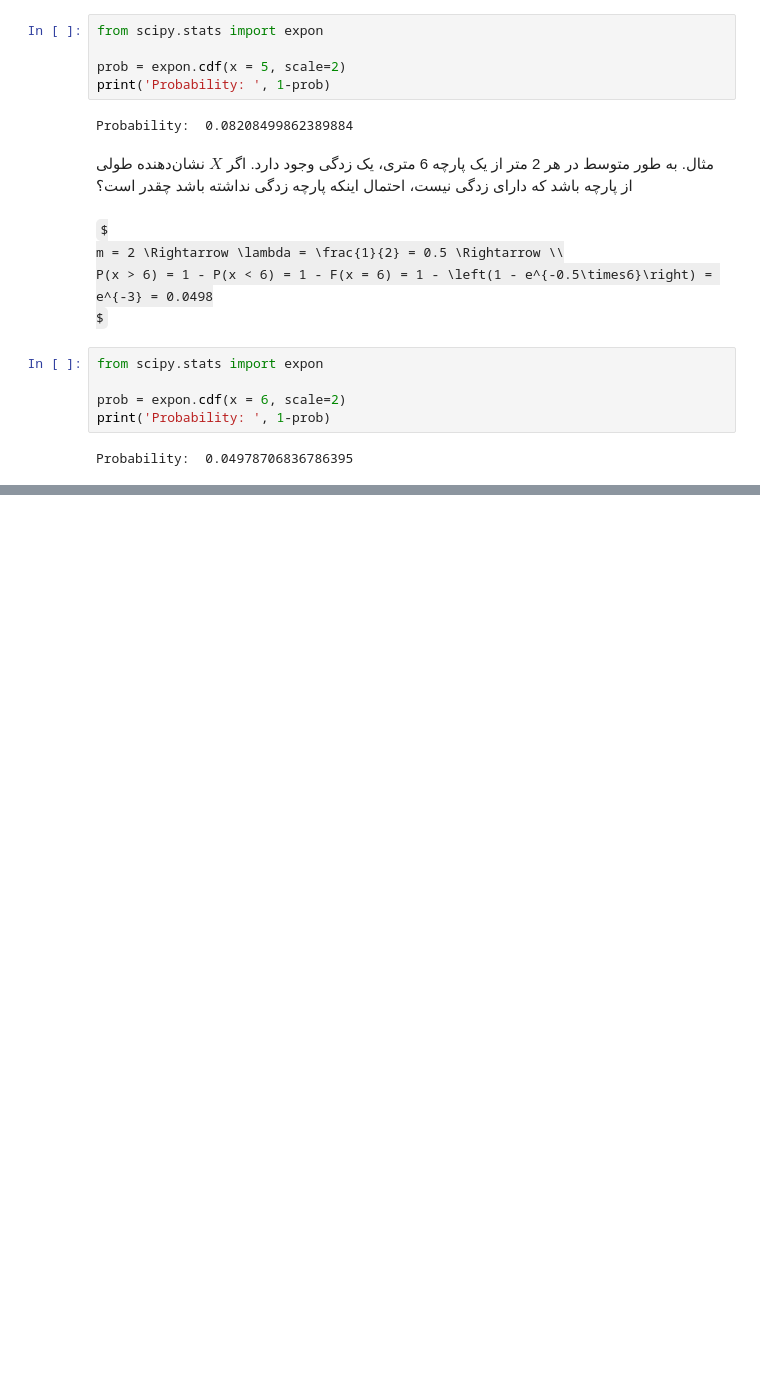
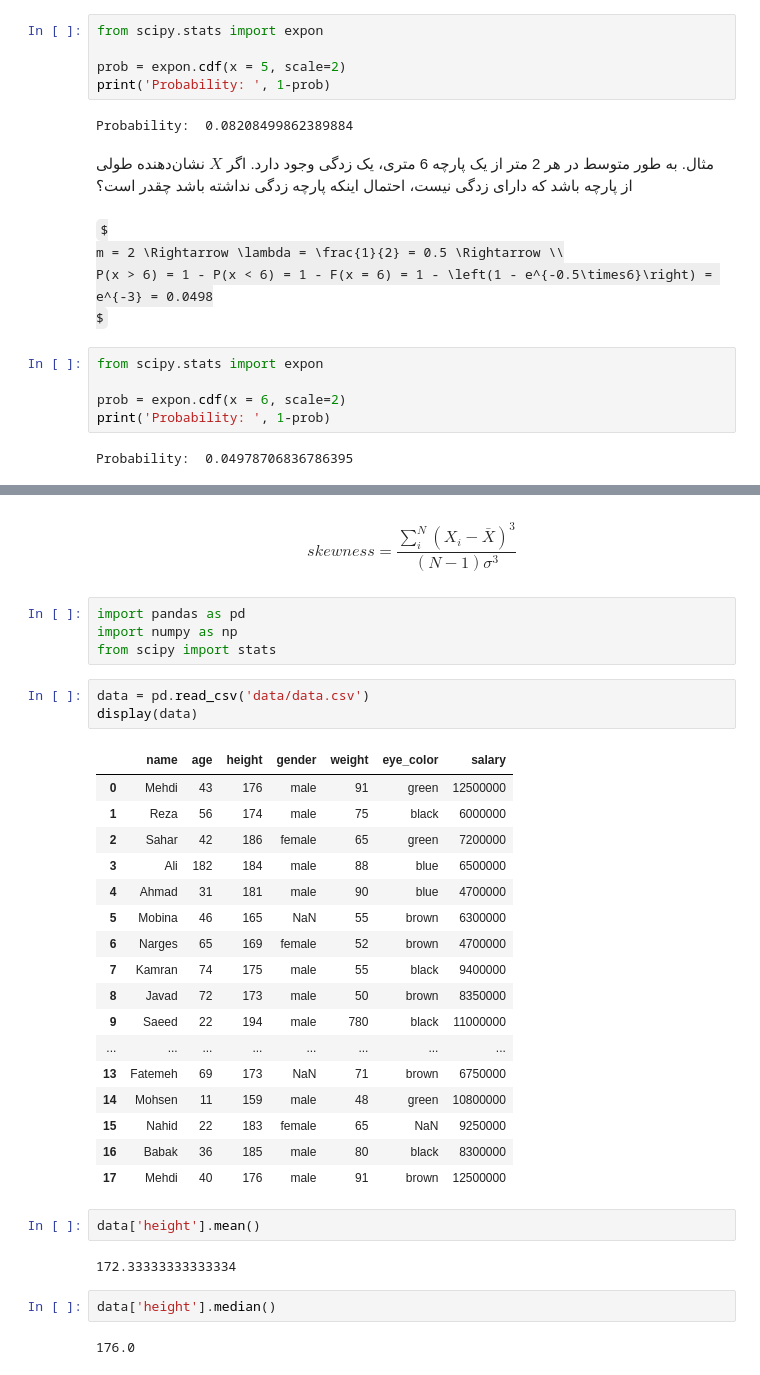
Before and after one commit to aghababaei-alireza/AI_Darsman, a Jupyter notebook: Semester 4 - Statistics and Probability/Learn/Part3-RandomVariablesAndDistributions.ipynb, the cells around one changed output, grey strips where cells are left out. Cells and saved outputs as stored; diff of their text form; some formulas as TeX source; blank space fills up the shorter version.

```diff
--- a/Semester 4 - Statistics and Probability/Learn/Part3-RandomVariablesAndDistributions.ipynb
+++ b/Semester 4 - Statistics and Probability/Learn/Part3-RandomVariablesAndDistributions.ipynb
@@ -1511,0 +1523,37 @@ Probability:  0.04978706836786395
+# %% [markdown]
+$$
+skewness = \frac{\sum\limits_i^N{(X_i-\bar{X})^3}}{(N-1)\sigma^3}
+$$
+# %%
+import pandas as pd
+import numpy as np
+from scipy import stats
+# %%
+data = pd.read_csv('data/data.csv')
+display(data)
+# %% [output]
+|  | name | age | height | gender | weight | eye_color | salary |
+| 0 | Mehdi | 43 | 176 | male | 91 | green | 12500000 |
+| 1 | Reza | 56 | 174 | male | 75 | black | 6000000 |
+| 2 | Sahar | 42 | 186 | female | 65 | green | 7200000 |
+| 3 | Ali | 182 | 184 | male | 88 | blue | 6500000 |
+| 4 | Ahmad | 31 | 181 | male | 90 | blue | 4700000 |
+| 5 | Mobina | 46 | 165 | NaN | 55 | brown | 6300000 |
+| 6 | Narges | 65 | 169 | female | 52 | brown | 4700000 |
+| 7 | Kamran | 74 | 175 | male | 55 | black | 9400000 |
+| 8 | Javad | 72 | 173 | male | 50 | brown | 8350000 |
+| 9 | Saeed | 22 | 194 | male | 780 | black | 11000000 |
+| ... | ... | ... | ... | ... | ... | ... | ... |
+| 13 | Fatemeh | 69 | 173 | NaN | 71 | brown | 6750000 |
+| 14 | Mohsen | 11 | 159 | male | 48 | green | 10800000 |
+| 15 | Nahid | 22 | 183 | female | 65 | NaN | 9250000 |
+| 16 | Babak | 36 | 185 | male | 80 | black | 8300000 |
+| 17 | Mehdi | 40 | 176 | male | 91 | brown | 12500000 |
+# %%
+data['height'].mean()
+# %% [output]
+172.33333333333334
+# %%
+data['height'].median()
+# %% [output]
+176.0
```
Also changed, not shown: parts of 37 cells of this notebook, 10 other files.
